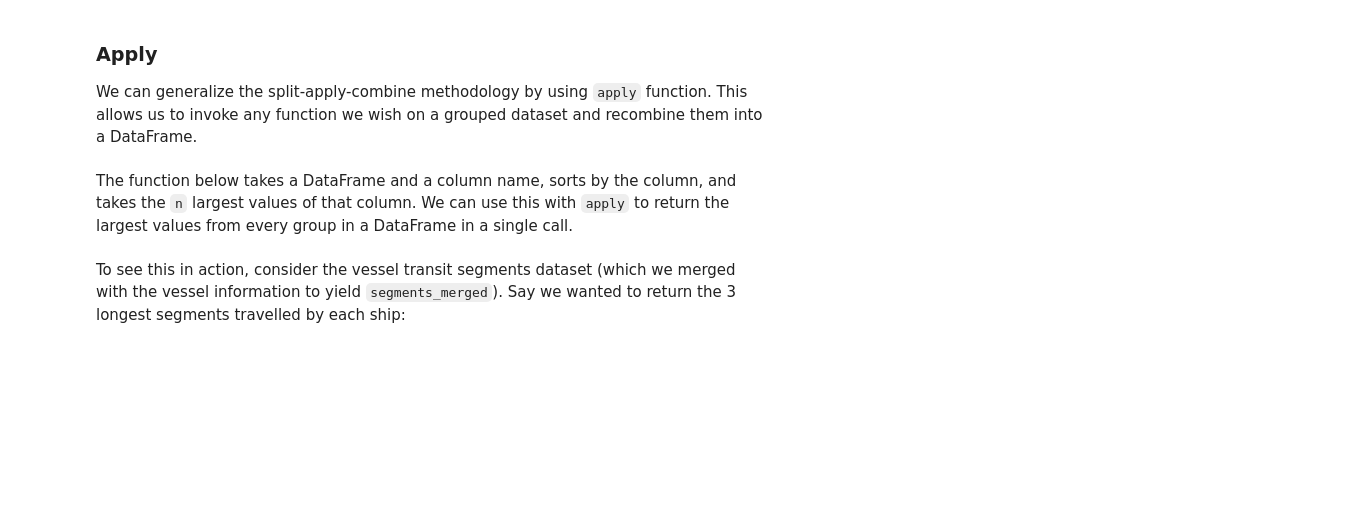
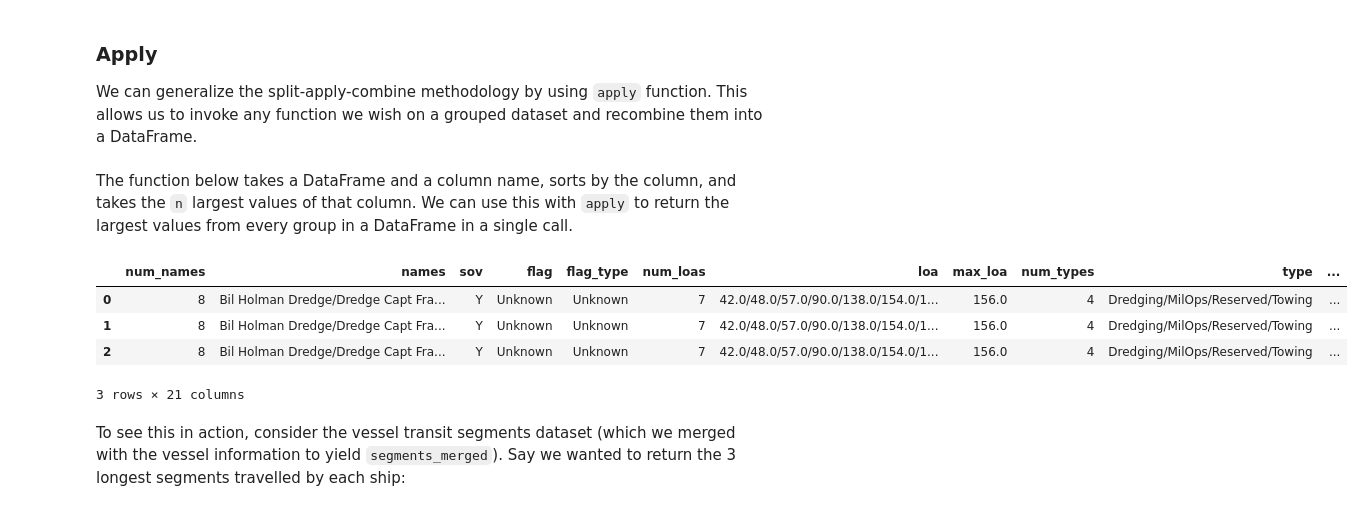
Before and after one commit to LoicWe/ADdAxx, a Jupyter notebook: Tutorials/01 - Handling data/Intro to Pandas II.ipynb, the cells around one changed output. Cells and saved outputs as stored; diff of their text form; code cells hidden in the pictures; blank space fills up the shorter version.

```diff
--- a/Tutorials/01 - Handling data/Intro to Pandas II.ipynb
+++ b/Tutorials/01 - Handling data/Intro to Pandas II.ipynb
@@ -988,6 +974,13 @@ The function below takes a DataFrame and a column name, sorts by the column, and
 # %%
 def top(df, column, n=5):
     return df.sort_values(by=column, ascending=False)[:n]
+segments_merged.head(3)
+# %% [output]
+|  | num_names | names | sov | flag | flag_type | num_loas | loa | max_loa | num_types | type | ... |
+| 0 | 8 | Bil Holman Dredge/Dredge Capt Fra... | Y | Unknown | Unknown | 7 | 42.0/48.0/57.0/90.0/138.0/154.0/1... | 156.0 | 4 | Dredging/MilOps/Reserved/Towing | ... |
+| 1 | 8 | Bil Holman Dredge/Dredge Capt Fra... | Y | Unknown | Unknown | 7 | 42.0/48.0/57.0/90.0/138.0/154.0/1... | 156.0 | 4 | Dredging/MilOps/Reserved/Towing | ... |
+| 2 | 8 | Bil Holman Dredge/Dredge Capt Fra... | Y | Unknown | Unknown | 7 | 42.0/48.0/57.0/90.0/138.0/154.0/1... | 156.0 | 4 | Dredging/MilOps/Reserved/Towing | ... |
+3 rows × 21 columns
 # %% [markdown]
 To see this in action, consider the vessel transit segments dataset (which we merged with the vessel information to yield `segments_merged`). Say we wanted to return the 3 longest segments travelled by each ship:
 # %%
```
Also changed, not shown: parts of 15 cells of this notebook, 11 other files.
